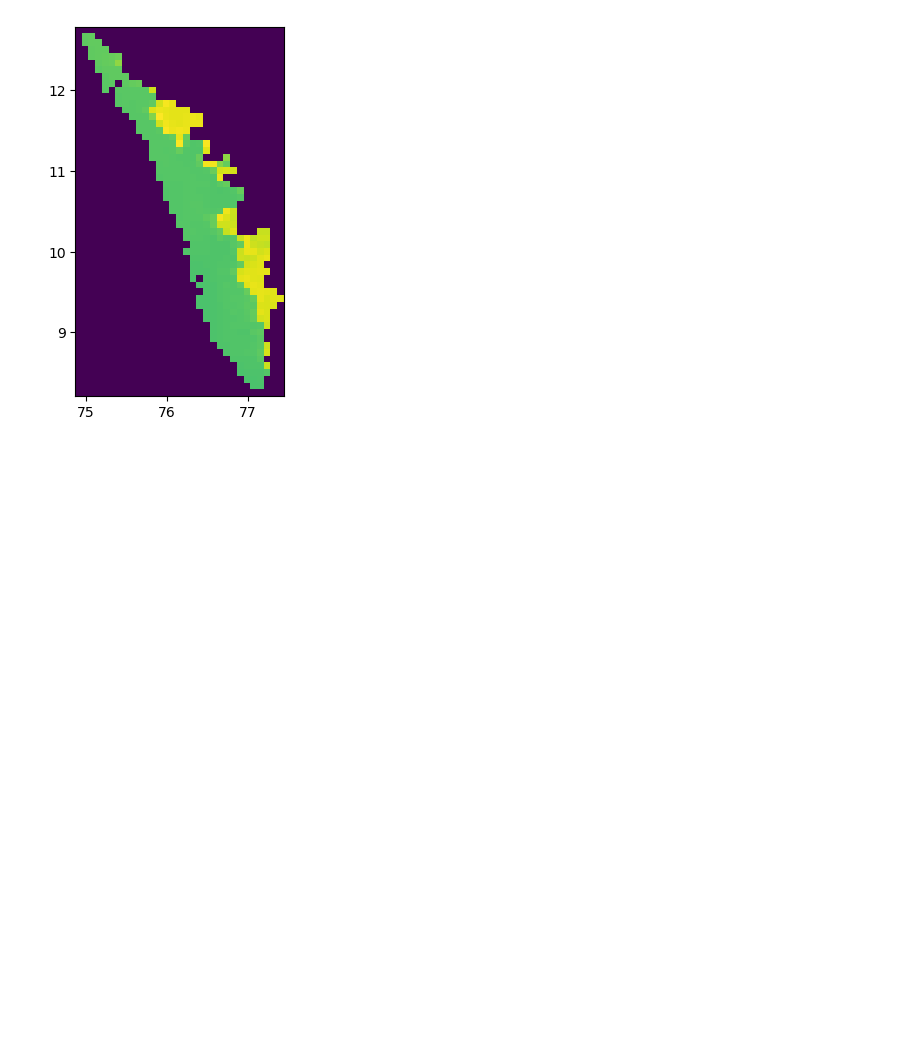
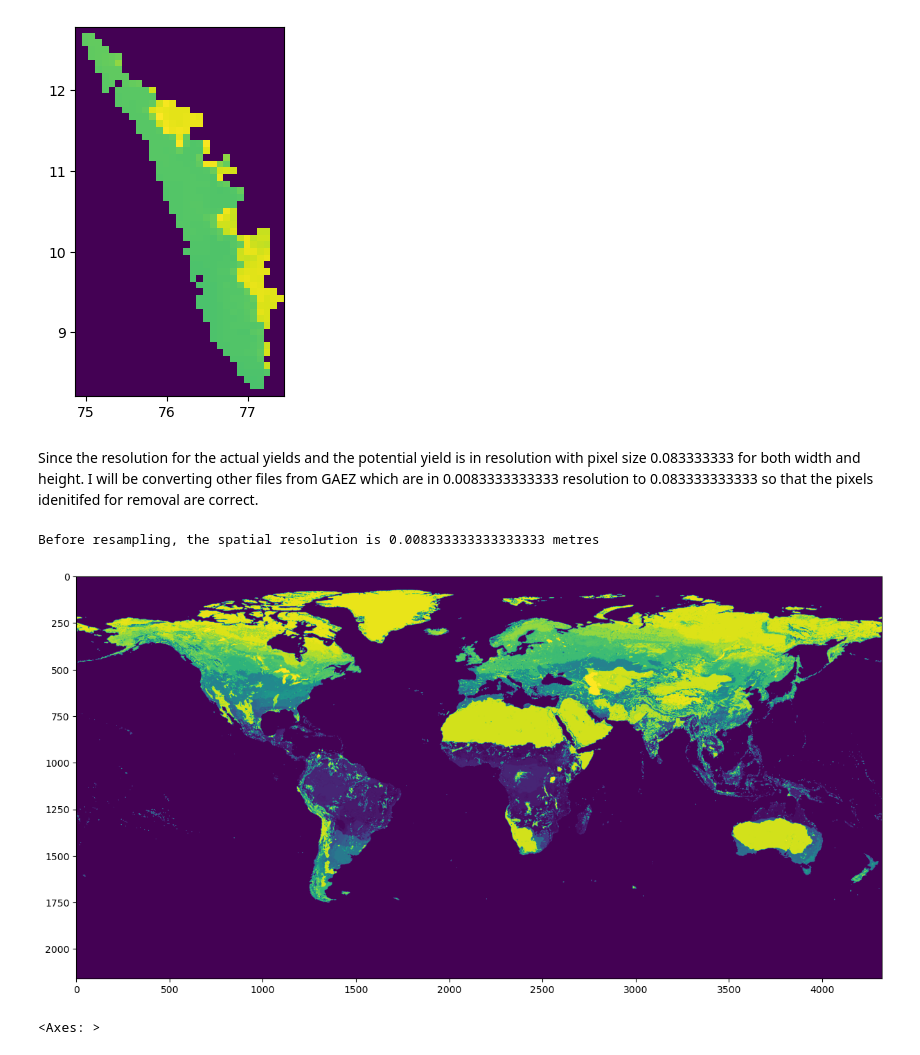
Before and after one commit to ClimateCompatibleGrowth/BEPMAT, a Jupyter notebook: Biomass.ipynb, the cells around one changed output. Cells and saved outputs as stored; diff of their text form; code cells hidden in the pictures; blank space fills up the shorter version.

Commit message:
Added code for resolution change and resampling

```diff
--- a/Biomass.ipynb
+++ b/Biomass.ipynb
@@ -828,3 +817,60 @@ with rasterio.open(array_to_inmemory_raster_for_clipped(result,transform_temp, c
     show(src)
 # %% [output]
 [figure]
+# %% [markdown]
+Since the resolution for the actual yields and the potential yield is in resolution with pixel size 0.083333333 for both width and height. I will be converting other files from GAEZ which are in 0.0083333333333 resolution to 0.083333333333 so that the pixels idenitifed for removal are correct.
+# %%
+from rasterio.transform import Affine
+from rasterio.enums import Resampling
+
+fig, ax = plt.subplots(figsize=(15, 15))
+
+downscale_factor = 10  # Adjust the downscale factor as needed
+
+initial_resolution = 0.008333333333333333
+final_resolution = 0.08333333333333333
+
+initial_transform = Affine(
+    initial_resolution,
+    0.0,
+    -180.0,
+    0.0,
+    -initial_resolution,
+    90.0
+)
+
+final_transform = Affine(
+    final_resolution,
+    0.0,
+    -180.0,
+    0.0,
+    -final_resolution,
+    90.0
+)
+
+with rasterio.open(aez_path) as dataset:
+    print(f'Before resampling, the spatial resolution is {dataset.res[0]} metres\n')
+
+    # Compute the downsampled shape based on the downscale factor and final resolution
+    downsampled_height = int(dataset.height / downscale_factor)
+    downsampled_width = int(dataset.width / downscale_factor)
+    downsampled_shape = (dataset.count, downsampled_height, downsampled_width)
+
+    # Resample the data to the target shape
+    data = dataset.read(
+        out_shape=downsampled_shape,
+        resampling=Resampling.mode
+    )
+
+    # Compute the scale factors for the image transform
+    scale_x =1/(initial_resolution / final_resolution)
+    scale_y = 1/(-initial_resolution / -final_resolution)
+
+    # Scale the image transform
+    transform = initial_transform * initial_transform.scale(scale_x, scale_y)
+
+show(data)
+# %% [output]
+Before resampling, the spatial resolution is 0.008333333333333333 metres
+[figure, added]
+<Axes: >
```
Also changed, not shown: parts of 12 cells of this notebook, 2 other files.
